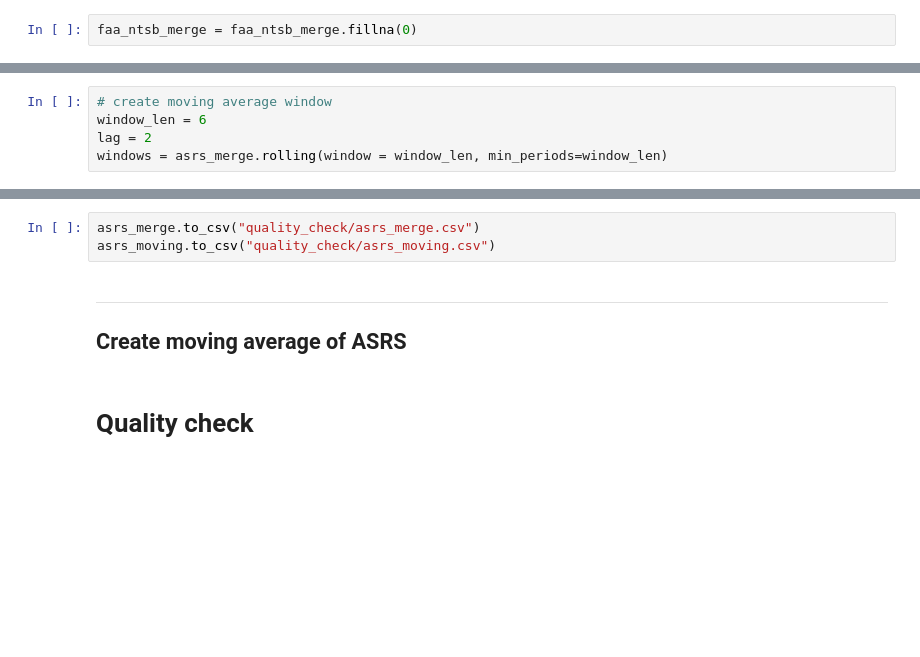
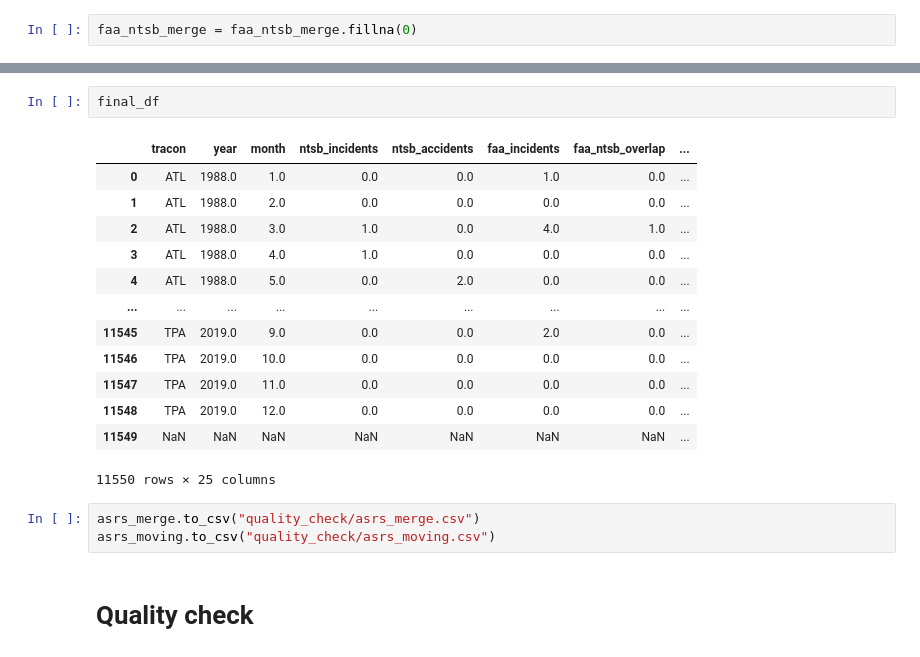
Before and after one commit to Oskilab/aviation_integrated, a Jupyter notebook: asrs_analysis/count.ipynb, the cells around one changed output, grey strips where cells are left out. Drawn from its saved outputs; the diff is of its cells as text; blank space fills up the shorter version.

```diff
--- a/asrs_analysis/count.ipynb
+++ b/asrs_analysis/count.ipynb
@@ -205,5 +231,0 @@ asrs_merge.head(10)
-# %%
-# create moving average window
-window_len = 6
-lag = 2
-windows = asrs_merge.rolling(window = window_len, min_periods=window_len)
@@ -339,10 +363,23 @@ final_df = pd.concat(final).reset_index().drop(['index', 'AtcAdvisoryMultCount',
 final_df.to_csv('quality_check/final.csv')
+# %%
+final_df
+# %% [output]
+|  | tracon | year | month | ntsb_incidents | ntsb_accidents | faa_incidents | faa_ntsb_overlap | ... |
+| 0 | ATL | 1988.0 | 1.0 | 0.0 | 0.0 | 1.0 | 0.0 | ... |
+| 1 | ATL | 1988.0 | 2.0 | 0.0 | 0.0 | 0.0 | 0.0 | ... |
+| 2 | ATL | 1988.0 | 3.0 | 1.0 | 0.0 | 4.0 | 1.0 | ... |
+| 3 | ATL | 1988.0 | 4.0 | 1.0 | 0.0 | 0.0 | 0.0 | ... |
+| 4 | ATL | 1988.0 | 5.0 | 0.0 | 2.0 | 0.0 | 0.0 | ... |
+| ... | ... | ... | ... | ... | ... | ... | ... | ... |
+| 11545 | TPA | 2019.0 | 9.0 | 0.0 | 0.0 | 2.0 | 0.0 | ... |
+| 11546 | TPA | 2019.0 | 10.0 | 0.0 | 0.0 | 0.0 | 0.0 | ... |
+| 11547 | TPA | 2019.0 | 11.0 | 0.0 | 0.0 | 0.0 | 0.0 | ... |
+| 11548 | TPA | 2019.0 | 12.0 | 0.0 | 0.0 | 0.0 | 0.0 | ... |
+| 11549 | NaN | NaN | NaN | NaN | NaN | NaN | NaN | ... |
+11550 rows × 25 columns
 # %%
 asrs_merge.to_csv("quality_check/asrs_merge.csv")
 asrs_moving.to_csv("quality_check/asrs_moving.csv")
-# %% [markdown]
-****
-## Create moving average of ASRS
 # %% [markdown]
 # Quality check
 # %%
```
Also changed, not shown: parts of 20 cells of this notebook, 2 other files.
